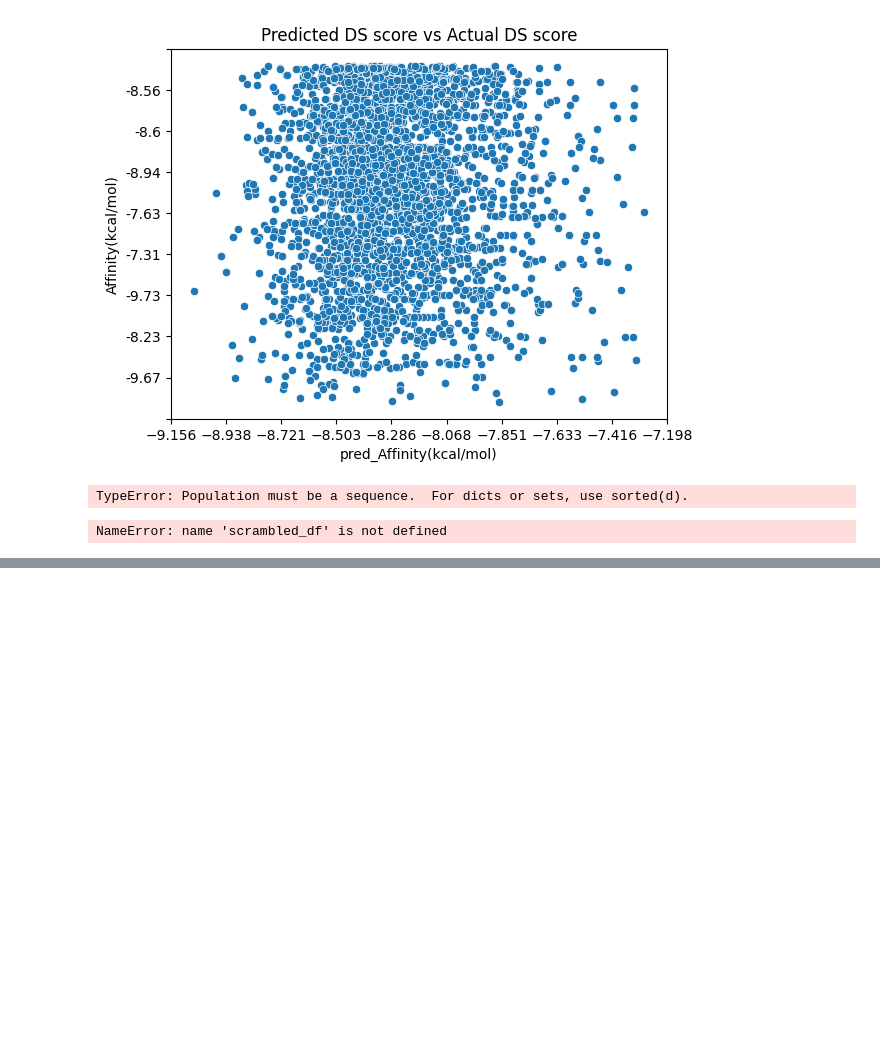
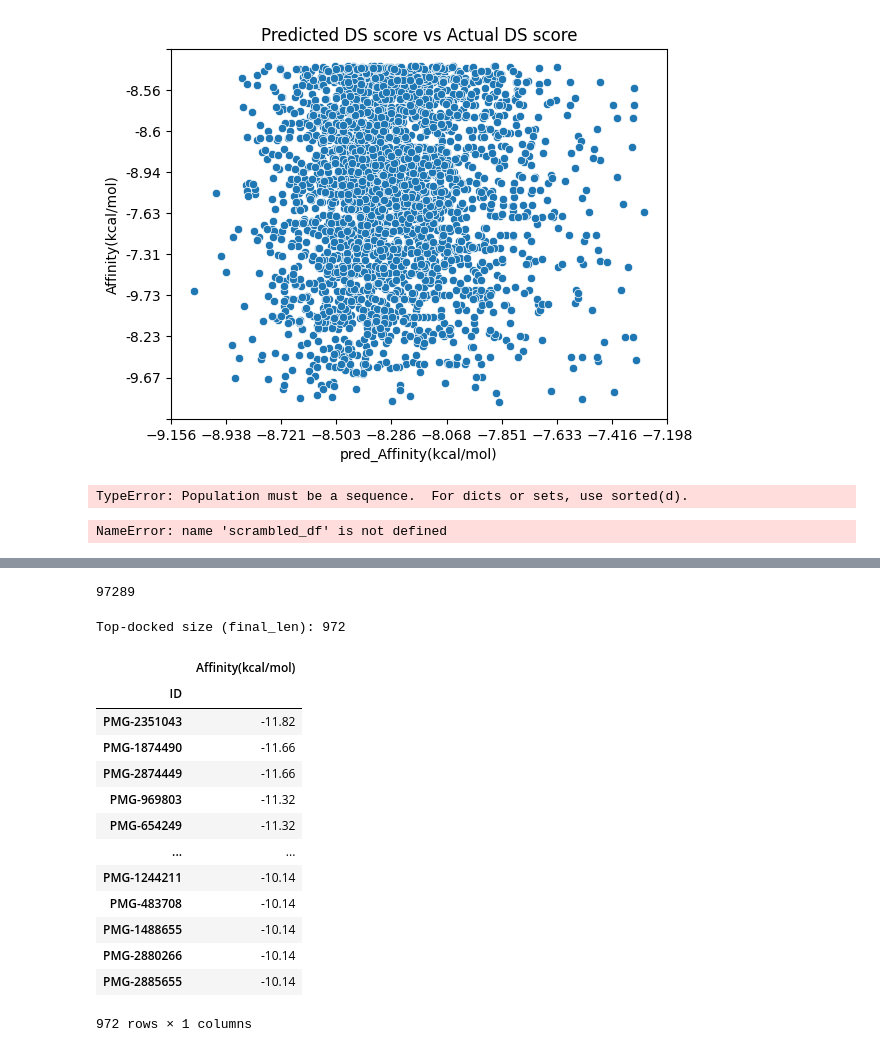
Before and after one commit to HuwJWilliams/Recreating_DMTA, a Jupyter notebook: scripts/dataset/dataset_testing.ipynb, the cells around one changed output, grey strips where cells are left out. Drawn from its saved outputs; the diff is of its cells as text; code cells hidden in the pictures; blank space fills up the shorter version.

```diff
--- a/scripts/dataset/dataset_testing.ipynb
+++ b/scripts/dataset/dataset_testing.ipynb
@@ -232,0 +236,12 @@ full_data.to_csv(ho_dir + '/PMG_held_out_full_top.csv', index_label='ID')
+# %%
+docking_results_ls = glob(f"/users/yhb18174/Recreating_DMTA/datasets/PyMolGen/docking/PMG_docking_*.csv")
+feature_results_ls = glob("/users/yhb18174/Recreating_DMTA/datasets/PyMolGen/desc/rdkit/PMG_rdkit_desc_*.csv")
+
+global_docking_df = pd.DataFrame()
+for docking_file in docking_results_ls:
+    df = pd.read_csv(docking_file, index_col="ID")
+    df = df.sort_values(by="Affinity(kcal/mol)")
+    print(len(df))
+    global_docking_df = pd.concat([global_docking_df, df])
+
+print(len(global_docking_df))
@@ -232,0 +266,29 @@ full_data.to_csv(ho_dir + '/PMG_held_out_full_top.csv', index_label='ID')
+# %%
+global_docking_df = pd.to_numeric(global_docking_df["Affinity(kcal/mol)"], errors='coerce').dropna().to_frame()
+global_docking_df = global_docking_df.sort_values(by="Affinity(kcal/mol)")
+print(len(global_docking_df))
+# %% [output]
+97289
+# %%
+final_len = int(len(global_docking_df) * 0.01)
+global_docking_df = global_docking_df.head(final_len)
+print(f"Top-docked size (final_len): {final_len}")
+# %% [output]
+Top-docked size (final_len): 972
+# %%
+global_docking_df
+# %% [output]
+|  | Affinity(kcal/mol) |
+| ID |  |
+| PMG-2351043 | -11.82 |
+| PMG-1874490 | -11.66 |
+| PMG-2874449 | -11.66 |
+| PMG-969803 | -11.32 |
+| PMG-654249 | -11.32 |
+| ... | ... |
+| PMG-1244211 | -10.14 |
+| PMG-483708 | -10.14 |
+| PMG-1488655 | -10.14 |
+| PMG-2880266 | -10.14 |
+| PMG-2885655 | -10.14 |
+972 rows × 1 columns
```
Also changed, not shown: parts of 6 cells of this notebook, 5 other files.
